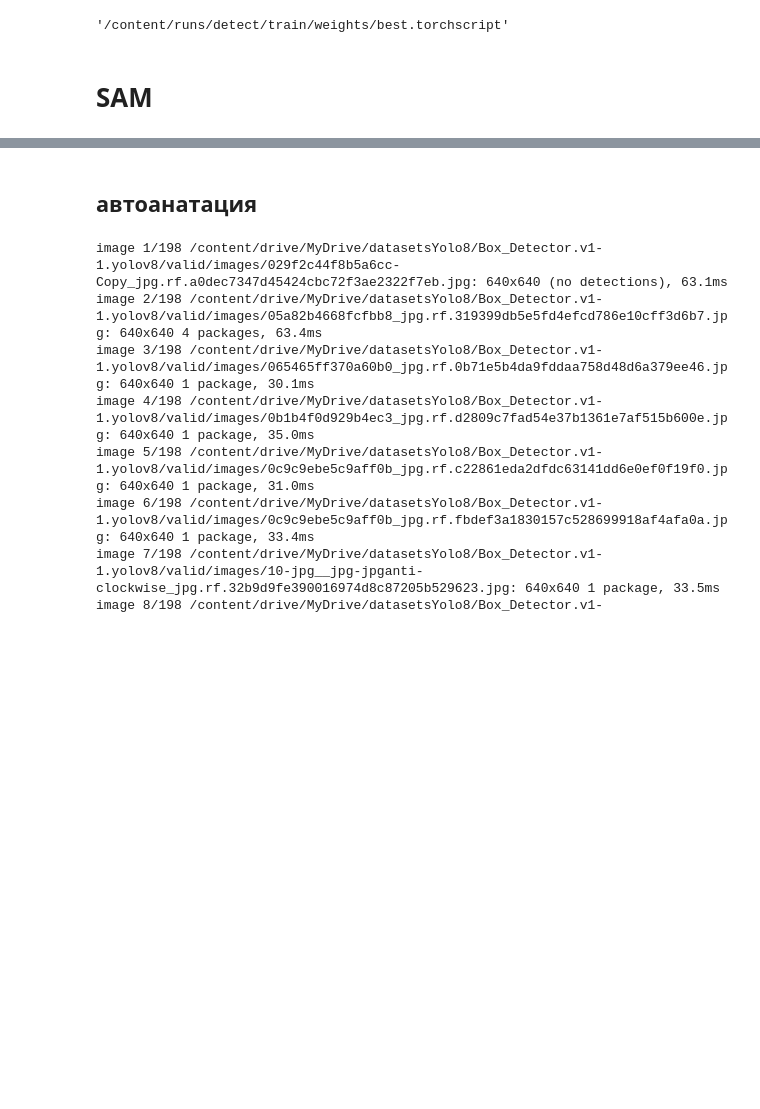
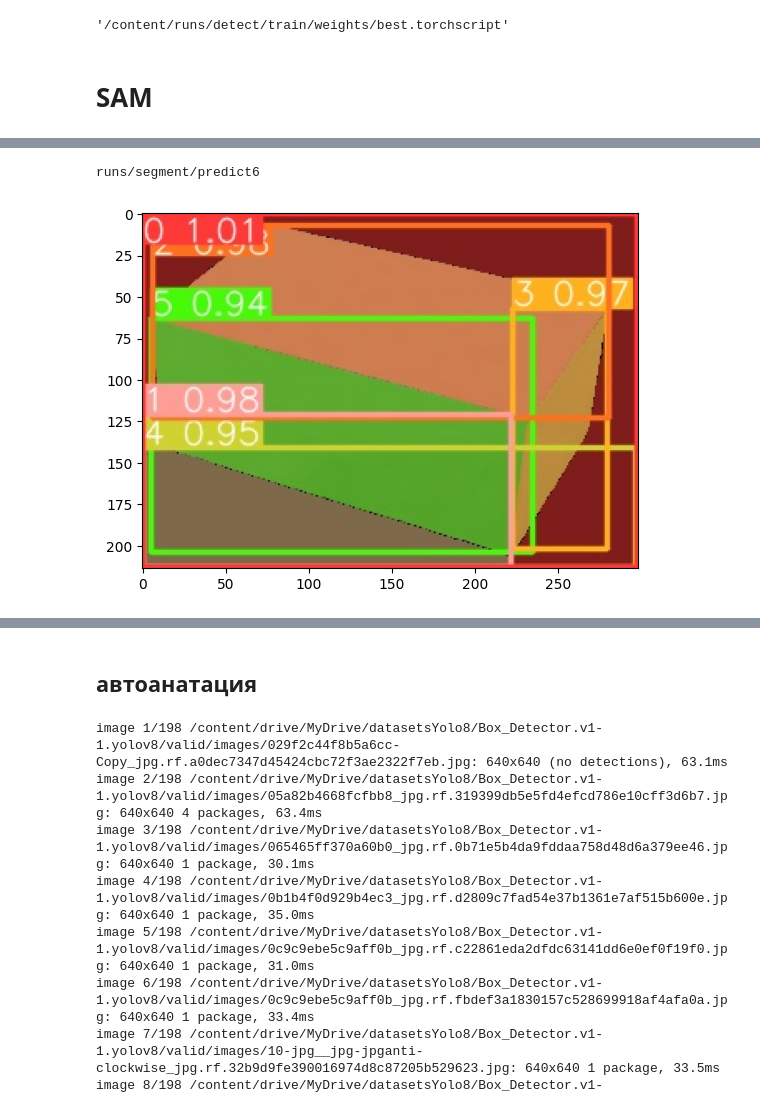
Before and after one commit to gitvanya34/SortifyScan, a Jupyter notebook: UltralyticsExample.ipynb, the cells around one changed output, grey strips where cells are left out. Saved outputs shown, nothing was run; the diff lists cells and outputs as text; code cells hidden in the pictures; blank space fills up the shorter version.

```diff
--- a/UltralyticsExample.ipynb
+++ b/UltralyticsExample.ipynb
@@ -353,0 +443,30 @@ Results saved to runs/segment/predict2
+# %%
+b_mask = np.zeros(img.shape[:2], np.uint8)
+
+#  Extract contour result
+contour = c.masks.xy.pop()
+#  Changing the type
+contour = contour.astype(np.int32)
+#  Reshaping
+contour = contour.reshape(-1, 1, 2)
+# %%
+# Draw contour onto mask
+_ = cv.drawContours(b_mask,
+                    [contour],
+                    -1,
+                    (255, 255, 255),
+                    cv.FILLED)
+
+# Create 3-channel mask
+mask3ch = cv.cvtColor(b_mask, cv.COLOR_GRAY2BGR)
+
+# Isolate object with binary mask
+isolated = cv.bitwise_and(mask3ch, img)
+
+# OPTION-2: Isolate object with transparent background (when saved as PNG)
+# isolated = np.dstack([img, b_mask])
+
+# данные ббокса
+bbx1, bby1, bbx2, bby2 = int(bboxes[0]), int(bboxes[1]), int(bboxes[2]), int(bboxes[3])
+iso_crop = isolated[bby1:bby2, bbx1:bbx2]
+_ = cv.imwrite(f'еуые.png', iso_crop)
@@ -353,0 +484,7 @@ Results saved to runs/segment/predict2
+# %%
+from ultralytics.models.sam import Predictor as SAMPredictor
+
+overrides = dict(conf=0.99, task='segment', mode='predict',  model="sam_b.pt", save_crop  = True)
+predictor = SAMPredictor(overrides=overrides)
+predictor.set_image(iso_crop)
+result = predictor()
@@ -353,0 +497,11 @@ Results saved to runs/segment/predict2
+# %%
+from PIL import Image
+import matplotlib.pyplot as plt
+print(result[0].save_dir)
+image = Image.open(result[0].save_dir + '/' +result[0].path.split('/')[-1])
+plt.imshow(image)
+plt.show()
+# пропускаем нулевый объект так как это все вместе
+# %% [output]
+runs/segment/predict6
+[figure, added]
```
Also changed, not shown: parts of 42 cells of this notebook.
